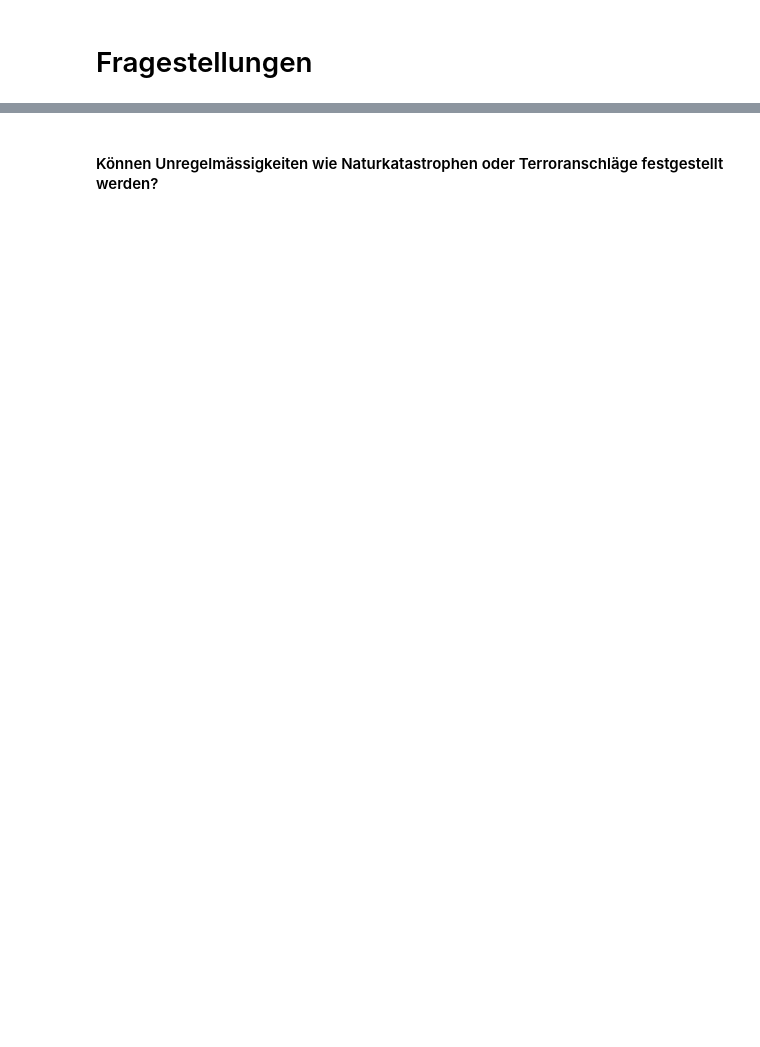
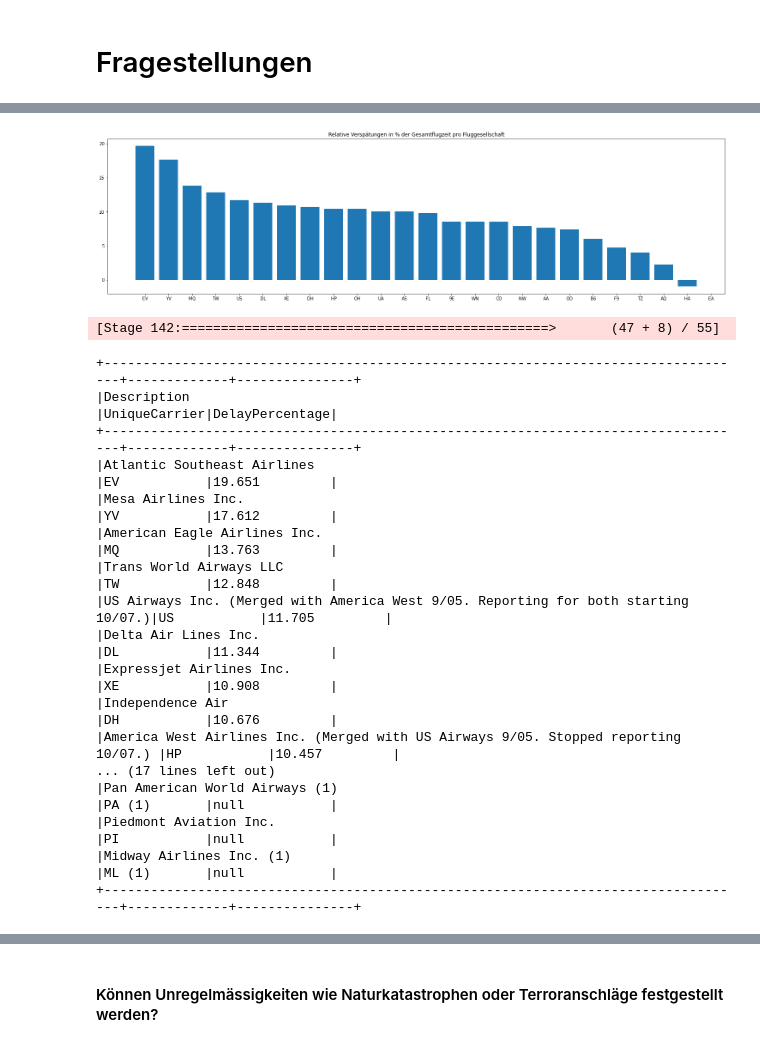
Before and after one commit to meberha/BDLC-Project-G01, a Jupyter notebook: 6_Analysis.ipynb, the cells around one changed output, grey strips where cells are left out. Cells and saved outputs as stored; diff of their text form; code cells hidden in the pictures; blank space fills up the shorter version.

```diff
--- a/6_Analysis.ipynb
+++ b/6_Analysis.ipynb
@@ -150,0 +248,43 @@ only showing top 20 rows
+# %%
+import pyspark.sql.functions as func
+flug3 = spark.sql("""
+SELECT Description, UniqueCarrier, SUM(ArrDelay)/SUM(AirTime)*100 as DelayPercentage
+FROM df_air JOIN df_carr ON df_air.UniqueCarrier = df_carr.Code
+GROUP BY Description, UniqueCarrier
+ORDER BY DelayPercentage DESC""")
+flug4 = flug3.withColumn("DelayPercentage", func.round(flug3["DelayPercentage"],3))
+# %%
+import matplotlib.pyplot as plt
+import pandas
+
+dfPlot = flug4
+
+fig = plt.figure(figsize=(20,5))
+ax = fig.add_axes([0,0,1,1])
+x=dfPlot.toPandas()["UniqueCarrier"].values.tolist()
+y=dfPlot.toPandas()["DelayPercentage"].values.tolist()
+ax.set_title('Relative Verspätungen in % der Gesamtflugzeit pro Fluggesellschaft')
+ax.bar(x,y)
+plt.show()
+
+dfPlot.show(50,truncate=False)
+# %% [output]
+[figure, added]
+[Stage 142:===============================================>       (47 + 8) / 55]
++-----------------------------------------------------------------------------------+-------------+---------------+
+|Description                                                                        |UniqueCarrier|DelayPercentage|
++-----------------------------------------------------------------------------------+-------------+---------------+
+|Atlantic Southeast Airlines                                                        |EV           |19.651         |
+|Mesa Airlines Inc.                                                                 |YV           |17.612         |
+|American Eagle Airlines Inc.                                                       |MQ           |13.763         |
+|Trans World Airways LLC                                                            |TW           |12.848         |
+|US Airways Inc. (Merged with America West 9/05. Reporting for both starting 10/07.)|US           |11.705         |
+|Delta Air Lines Inc.                                                               |DL           |11.344         |
+|Expressjet Airlines Inc.                                                           |XE           |10.908         |
+|Independence Air                                                                   |DH           |10.676         |
+|America West Airlines Inc. (Merged with US Airways 9/05. Stopped reporting 10/07.) |HP           |10.457         |
+... (17 lines left out)
+|Pan American World Airways (1)                                                     |PA (1)       |null           |
+|Piedmont Aviation Inc.                                                             |PI           |null           |
+|Midway Airlines Inc. (1)                                                           |ML (1)       |null           |
++-----------------------------------------------------------------------------------+-------------+---------------+
```
Also changed, not shown: parts of 55 cells of this notebook, 4 other files.
